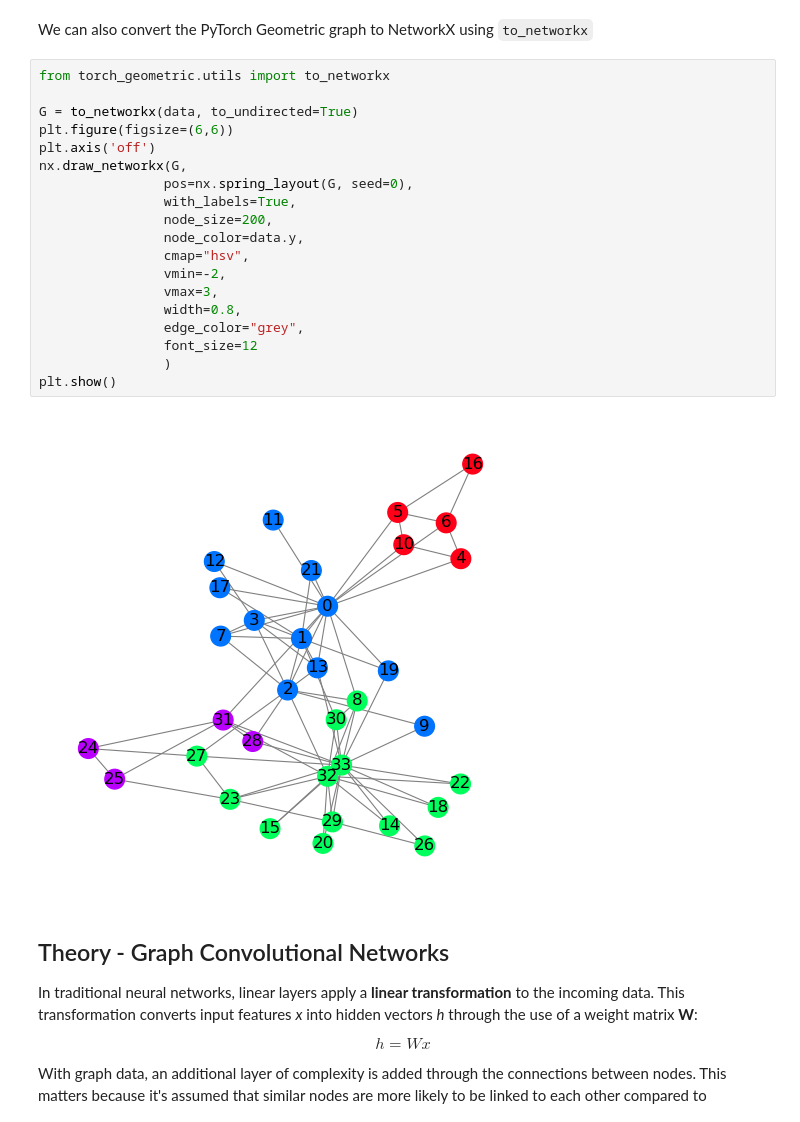
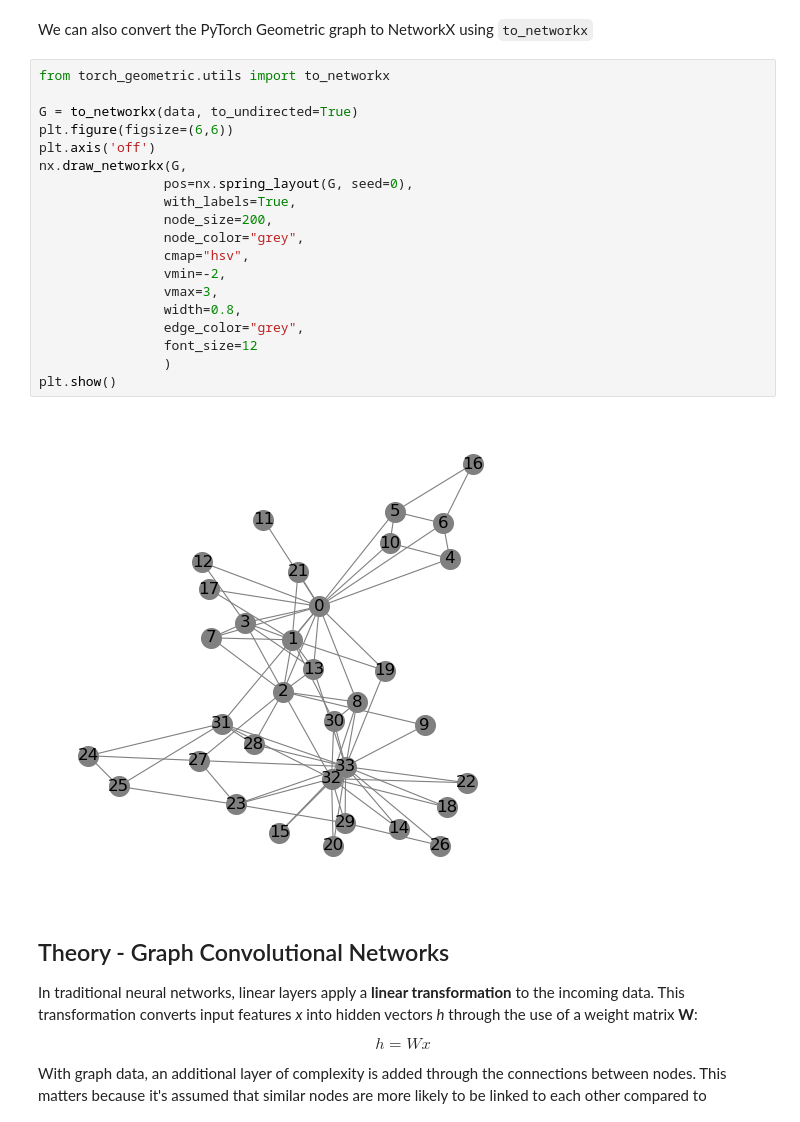
Before and after one commit to emoeller80281/Machine-Learning, a Jupyter notebook: graph_convolutional_network_tutorial.ipynb, the cells around one changed output. Drawn from its saved outputs; the diff is of its cells as text.

```diff
--- a/graph_convolutional_network_tutorial.ipynb
+++ b/graph_convolutional_network_tutorial.ipynb
@@ -201,24 +213,24 @@ We can also convert the PyTorch Geometric graph to NetworkX using `to_networkx`
 # %%
 from torch_geometric.utils import to_networkx
 
 G = to_networkx(data, to_undirected=True)
 plt.figure(figsize=(6,6))
 plt.axis('off')
 nx.draw_networkx(G,
                 pos=nx.spring_layout(G, seed=0),
                 with_labels=True,
                 node_size=200,
-                node_color=data.y,
+                node_color="grey",
                 cmap="hsv",
                 vmin=-2,
                 vmax=3,
                 width=0.8,
                 edge_color="grey",
                 font_size=12
                 )
 plt.show()
 # %% [output]
-[figure, old version]
+[figure, new version]
 # %% [markdown]
 ## Theory - Graph Convolutional Networks
 
```
Also changed, not shown: parts of 11 cells of this notebook, 3 other files.
